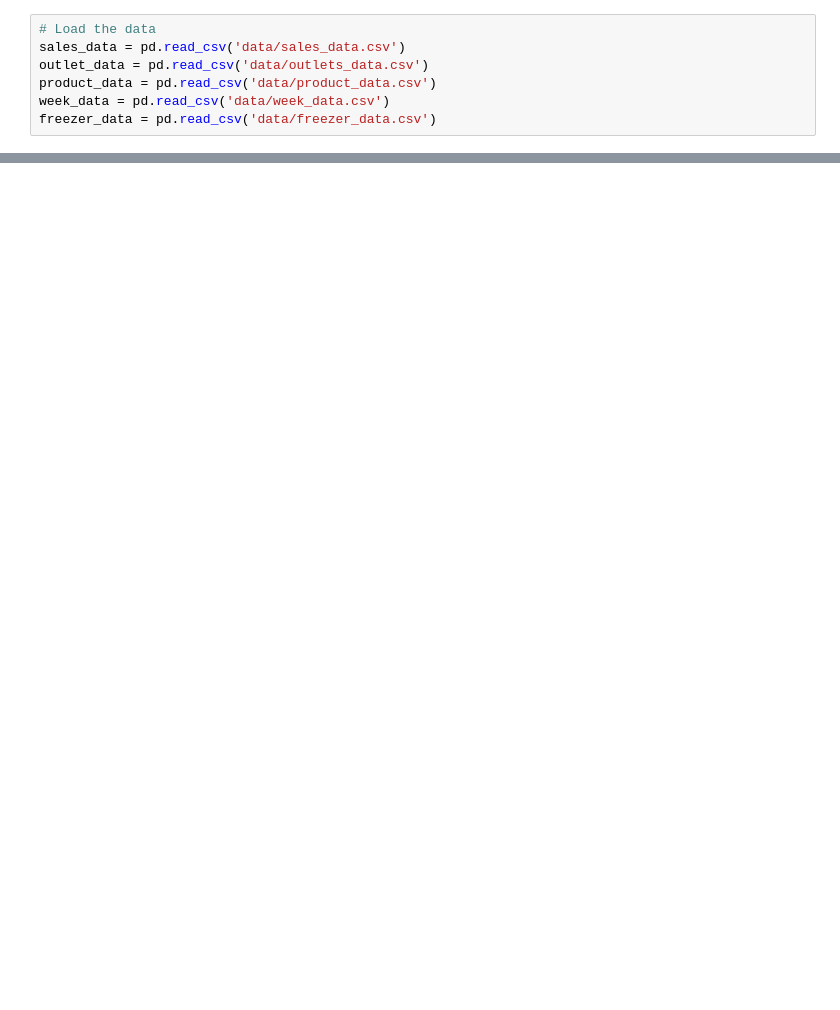
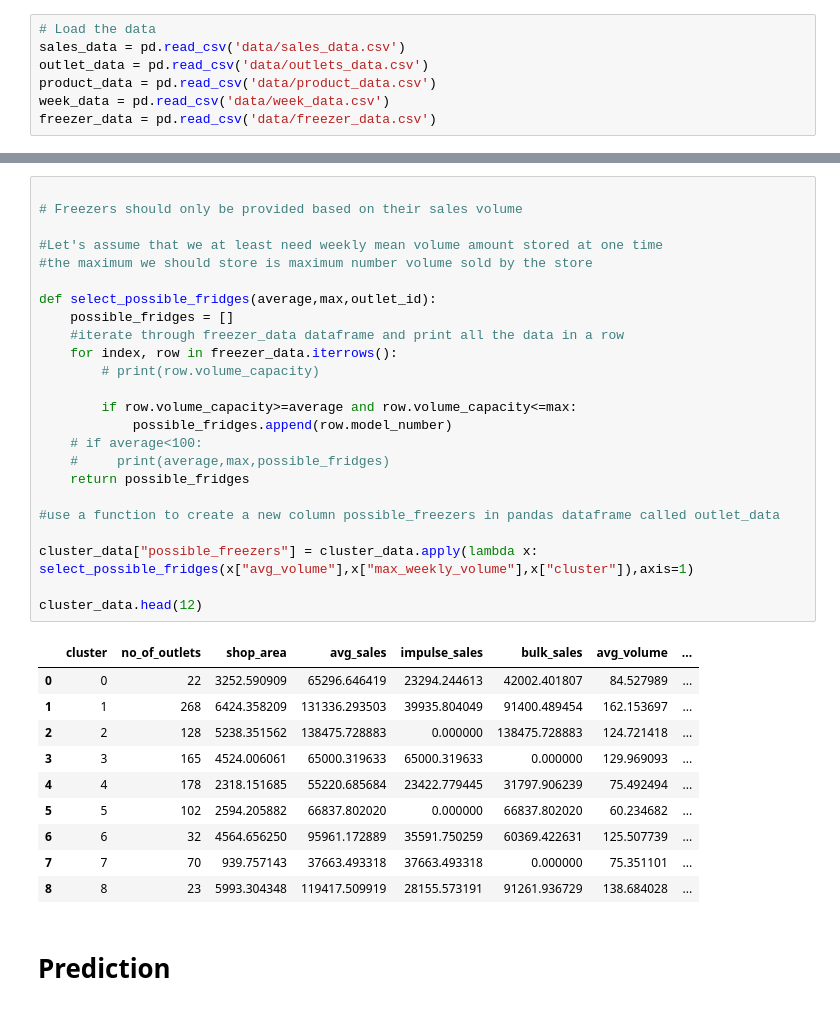
Before and after one commit to ChamaruAmasara/DataStorm-4-Team-Revolt-SemiFinals, a Jupyter notebook: revolt.ipynb, the cells around one changed output, grey strips where cells are left out. Cells and saved outputs as stored; diff of their text form; blank space fills up the shorter version.

```diff
--- a/revolt.ipynb
+++ b/revolt.ipynb
@@ -134,0 +419,37 @@ Recommended Freezers:
+# %%
+
+# Freezers should only be provided based on their sales volume
+
+#Let's assume that we at least need weekly mean volume amount stored at one time
+#the maximum we should store is maximum number volume sold by the store
+
+def select_possible_fridges(average,max,outlet_id):
+    possible_fridges = []
+    #iterate through freezer_data dataframe and print all the data in a row
+    for index, row in freezer_data.iterrows():
+        # print(row.volume_capacity)
+
+        if row.volume_capacity>=average and row.volume_capacity<=max:
+            possible_fridges.append(row.model_number)
+    # if average<100:
+    #     print(average,max,possible_fridges)
+    return possible_fridges
+
+#use a function to create a new column possible_freezers in pandas dataframe called outlet_data
+
+cluster_data["possible_freezers"] = cluster_data.apply(lambda x: select_possible_fridges(x["avg_volume"],x["max_weekly_volume"],x["cluster"]),axis=1)
+
+cluster_data.head(12)
+# %% [output]
+|  | cluster | no_of_outlets | shop_area | avg_sales | impulse_sales | bulk_sales | avg_volume | ... |
+| 0 | 0 | 22 | 3252.590909 | 65296.646419 | 23294.244613 | 42002.401807 | 84.527989 | ... |
+| 1 | 1 | 268 | 6424.358209 | 131336.293503 | 39935.804049 | 91400.489454 | 162.153697 | ... |
+| 2 | 2 | 128 | 5238.351562 | 138475.728883 | 0.000000 | 138475.728883 | 124.721418 | ... |
+| 3 | 3 | 165 | 4524.006061 | 65000.319633 | 65000.319633 | 0.000000 | 129.969093 | ... |
+| 4 | 4 | 178 | 2318.151685 | 55220.685684 | 23422.779445 | 31797.906239 | 75.492494 | ... |
+| 5 | 5 | 102 | 2594.205882 | 66837.802020 | 0.000000 | 66837.802020 | 60.234682 | ... |
+| 6 | 6 | 32 | 4564.656250 | 95961.172889 | 35591.750259 | 60369.422631 | 125.507739 | ... |
+| 7 | 7 | 70 | 939.757143 | 37663.493318 | 37663.493318 | 0.000000 | 75.351101 | ... |
+| 8 | 8 | 23 | 5993.304348 | 119417.509919 | 28155.573191 | 91261.936729 | 138.684028 | ... |
+# %% [markdown]
+# **Prediction**
```
Also changed, not shown: parts of 37 cells of this notebook, 2 other files.
